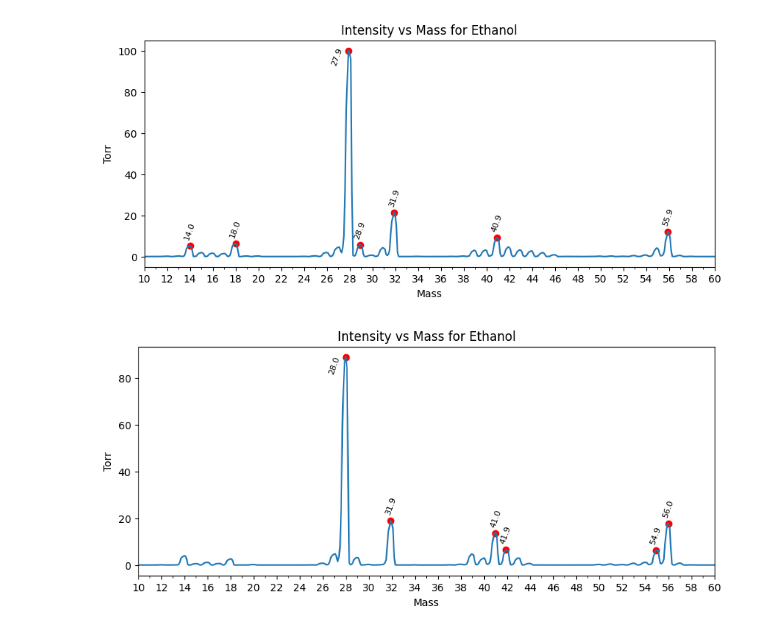
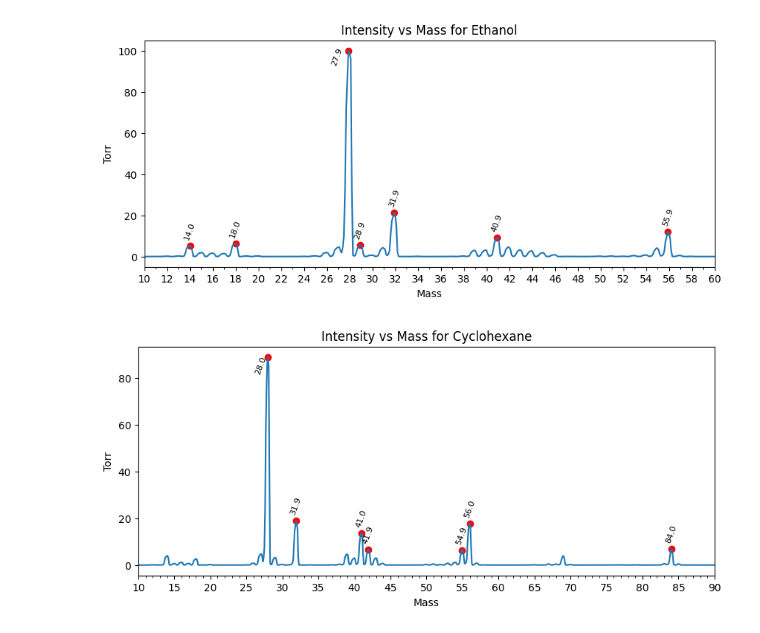
Before and after one commit to kearb-stomp/AdvLabs, a Jupyter notebook: Lab 3/Task 3.ipynb, the cells around one changed output. Drawn from its saved outputs; the diff is of its cells as text; code cells hidden in the pictures.

```diff
--- a/Lab 3/Task 3.ipynb
+++ b/Lab 3/Task 3.ipynb
@@ -183,7 +183,7 @@ plt.show()
 # %%
 fig, ax = plt.subplots(figsize=(10, 4))
 ax.plot(data_dict['Cyclohexane']['Mass'], data_dict['Cyclohexane']['Intensity'])
-ax.xaxis.set_major_locator(MultipleLocator(2))
+ax.xaxis.set_major_locator(MultipleLocator(5))
 ax.xaxis.set_minor_locator(MultipleLocator(1))
 ax.scatter(peaks_mass_cyclohexane, peaks_cyclohexane, color='red')
 for m, I in zip(peaks_mass_cyclohexane, peaks_cyclohexane):
@@ -196,32 +196,32 @@ for m, I in zip(peaks_mass_cyclohexane, peaks_cyclohexane):
                     va='bottom',         # vertical alignment
                     fontsize=8,
                     rotation=70)         # slanted like your sample
     else:
             ax.annotate(f'{m:.1f}',          # label text, 1-decimal mass
                 xy=(m-1, I-10),           # point to annotate
                 xytext=(0, 5),       # (x-offset, y-offset) in points
                 textcoords='offset points',
                 ha='center',         # horizontal alignment
                 va='bottom',         # vertical alignment
                 fontsize=8,
                 rotation=70)         # slanted like your sample
 #    ax.axvline(x=2,                   # x-coordinate where the line should appear
 #        color='red',            # any Matplotlib colour
 #        linestyle='--',         # '--', ':', '-.', or solid '-'
 #        linewidth=1.5,
 #        label='m/z 42')         # optional legend entry
 #    ax.axvline(x=28,                   # x-coordinate where the line should appear
 #        color='red',            # any Matplotlib colour
 #        linestyle='--',         # '--', ':', '-.', or solid '-'
 #        linewidth=1.5,
 #        label='m/z 42')         # optional legend entry
 #    ax.axvline(x=42,                   # x-coordinate where the line should appear
 #        color='red',            # any Matplotlib colour
 #        linestyle='--',         # '--', ':', '-.', or solid '-'
 #        linewidth=1.5,
 #        label='m/z 42')         # optional legend entry
-ax.set_xlim(10, 60)
+ax.set_xlim(10, 90)
 ax.set(xlabel='Mass', ylabel='Torr', title=f'Intensity vs Mass for Cyclohexane')
 plt.show()
 # %% [output]
-[figure, old version]
+[figure, new version]
```
Also changed, not shown: 4 other files.
